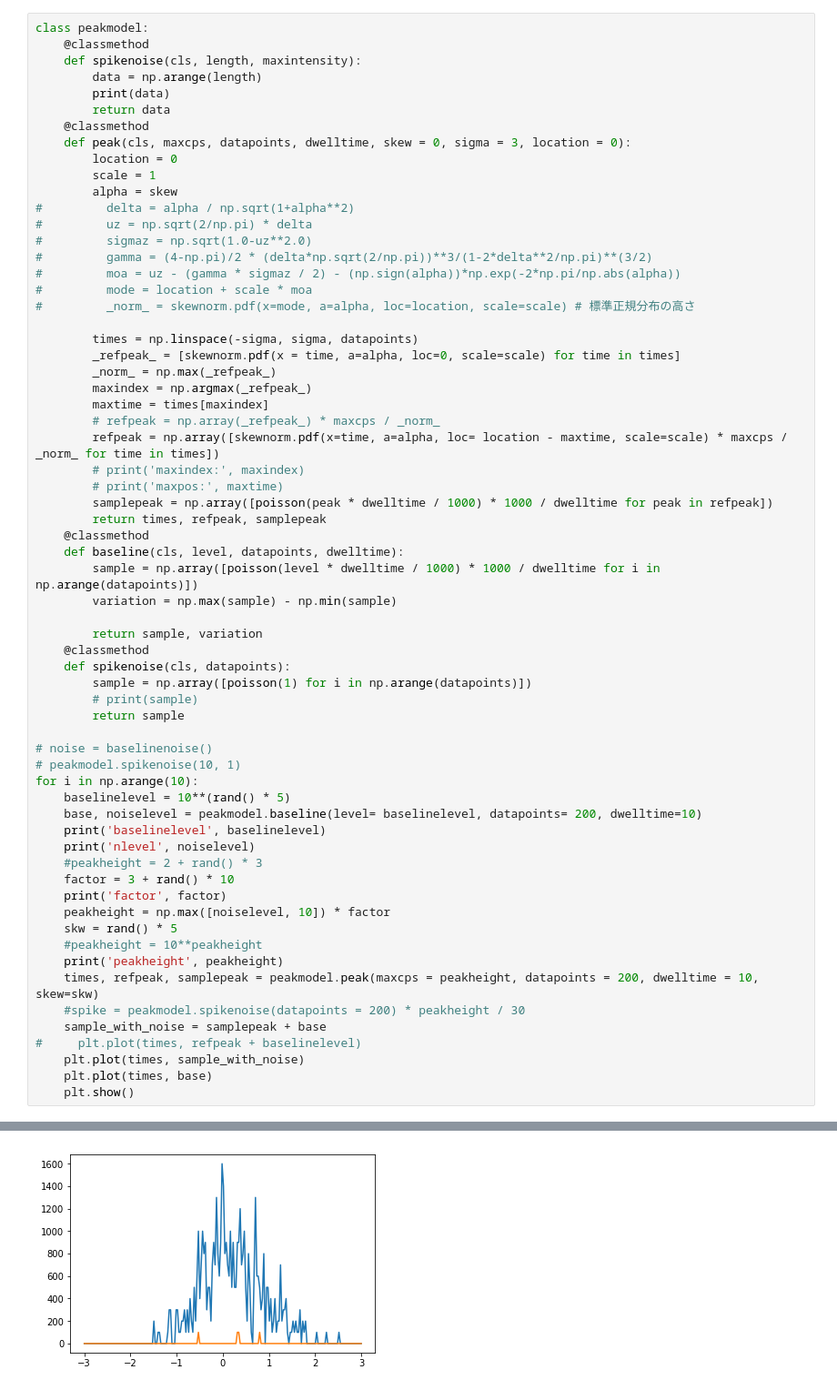
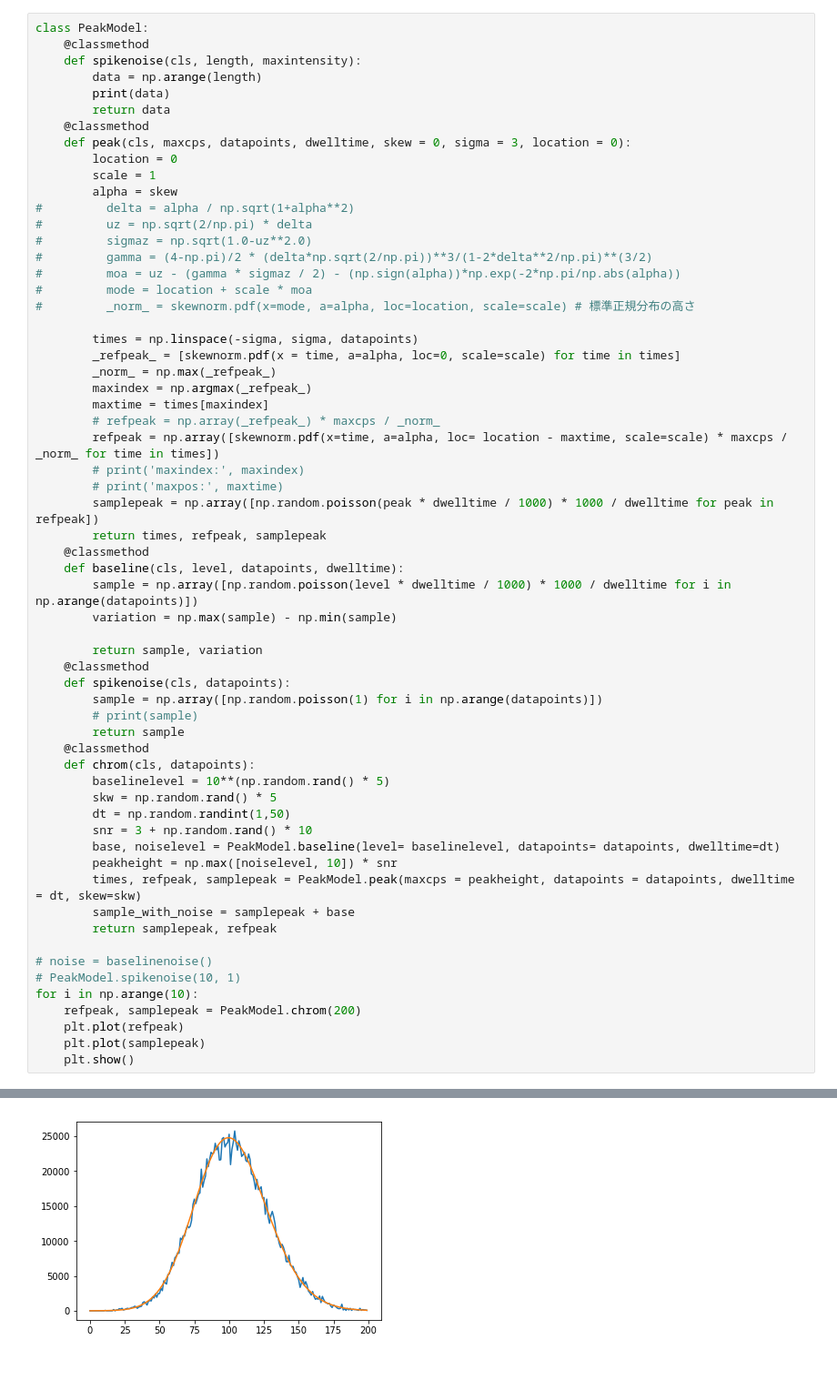
Before and after one commit to KitaYoshihiro/git1, a Jupyter notebook: peakgen.ipynb, the cells around one changed output, grey strips where cells are left out. Shown at 91% size. Cells and saved outputs as stored; diff of their text form.

```diff
--- a/peakgen.ipynb
+++ b/peakgen.ipynb
@@ -7,5 +10,5 @@ from scipy.stats import norm, skewnorm
 # %%
-class peakmodel:
+class PeakModel:
     @classmethod
     def spikenoise(cls, length, maxintensity):
         data = np.arange(length)
@@ -33,39 +36,36 @@ class peakmodel:
         refpeak = np.array([skewnorm.pdf(x=time, a=alpha, loc= location - maxtime, scale=scale) * maxcps / _norm_ for time in times])
         # print('maxindex:', maxindex)
         # print('maxpos:', maxtime)
-        samplepeak = np.array([poisson(peak * dwelltime / 1000) * 1000 / dwelltime for peak in refpeak])
+        samplepeak = np.array([np.random.poisson(peak * dwelltime / 1000) * 1000 / dwelltime for peak in refpeak])
         return times, refpeak, samplepeak
     @classmethod
     def baseline(cls, level, datapoints, dwelltime):
-        sample = np.array([poisson(level * dwelltime / 1000) * 1000 / dwelltime for i in np.arange(datapoints)])
+        sample = np.array([np.random.poisson(level * dwelltime / 1000) * 1000 / dwelltime for i in np.arange(datapoints)])
         variation = np.max(sample) - np.min(sample)
 
         return sample, variation
     @classmethod
     def spikenoise(cls, datapoints):
-        sample = np.array([poisson(1) for i in np.arange(datapoints)])
+        sample = np.array([np.random.poisson(1) for i in np.arange(datapoints)])
         # print(sample)
         return sample
+    @classmethod
+    def chrom(cls, datapoints):
+        baselinelevel = 10**(np.random.rand() * 5)
+        skw = np.random.rand() * 5
+        dt = np.random.randint(1,50)
+        snr = 3 + np.random.rand() * 10
+        base, noiselevel = PeakModel.baseline(level= baselinelevel, datapoints= datapoints, dwelltime=dt)
+        peakheight = np.max([noiselevel, 10]) * snr
+        times, refpeak, samplepeak = PeakModel.peak(maxcps = peakheight, datapoints = datapoints, dwelltime = dt, skew=skw)
+        sample_with_noise = samplepeak + base
+        return samplepeak, refpeak
 
 # noise = baselinenoise()
-# peakmodel.spikenoise(10, 1)
+# PeakModel.spikenoise(10, 1)
 for i in np.arange(10):
-    baselinelevel = 10**(rand() * 5)
-    base, noiselevel = peakmodel.baseline(level= baselinelevel, datapoints= 200, dwelltime=10)
-    print('baselinelevel', baselinelevel)
-    print('nlevel', noiselevel)
-    #peakheight = 2 + rand() * 3
-    factor = 3 + rand() * 10
-    print('factor', factor)
-    peakheight = np.max([noiselevel, 10]) * factor
-    skw = rand() * 5
-    #peakheight = 10**peakheight
-    print('peakheight', peakheight)
-    times, refpeak, samplepeak = peakmodel.peak(maxcps = peakheight, datapoints = 200, dwelltime = 10, skew=skw)
-    #spike = peakmodel.spikenoise(datapoints = 200) * peakheight / 30
-    sample_with_noise = samplepeak + base
-#     plt.plot(times, refpeak + baselinelevel)
-    plt.plot(times, sample_with_noise)
-    plt.plot(times, base)
+    refpeak, samplepeak = PeakModel.chrom(200)
+    plt.plot(refpeak)
+    plt.plot(samplepeak)
     plt.show()
 # %% [output]
@@ -81 +73 @@ peakheight 883.867226145
-[figure, old version]
+[figure, new version]
```
Also changed, not shown: parts of 8 cells of this notebook, 2 other files.
